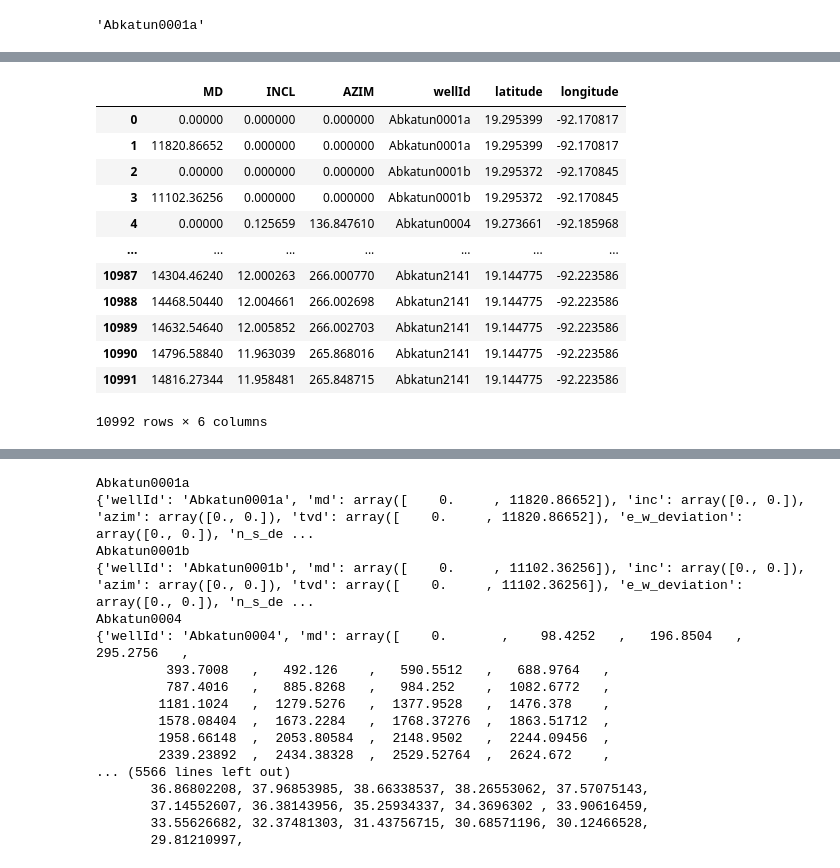
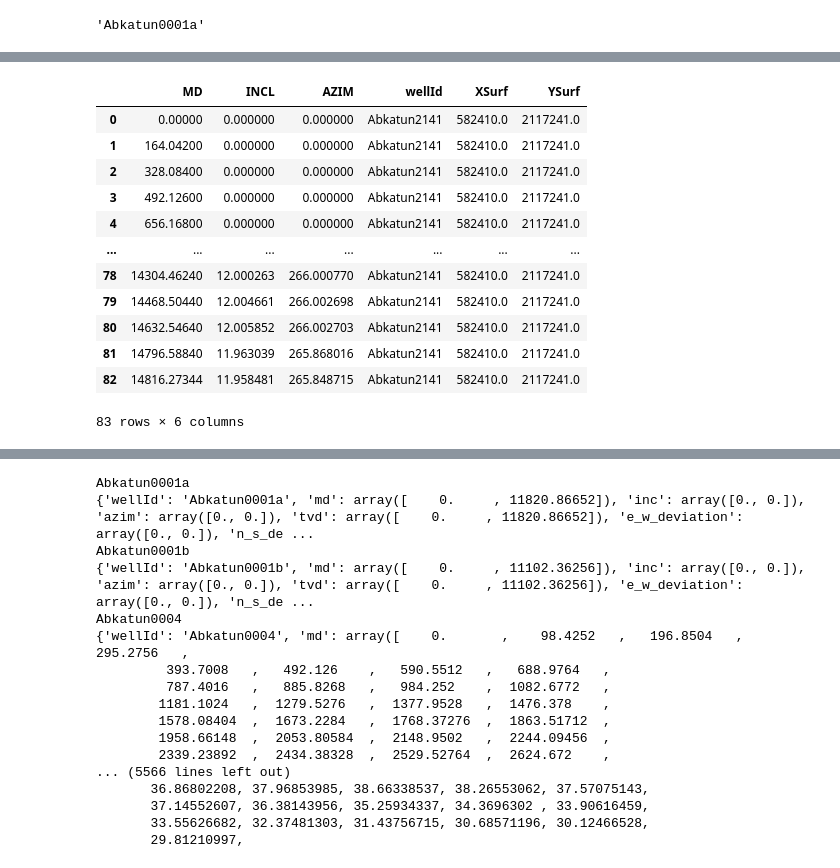
Before and after one commit to bpamos/welltrajconvert, a Jupyter notebook: notebook/From dev files and wellheader.ipynb, the cells around one changed output, grey strips where cells are left out. Saved outputs shown, nothing was run; the diff lists cells and outputs as text; code cells hidden in the pictures.

```diff
--- a/notebook/From dev files and wellheader.ipynb
+++ b/notebook/From dev files and wellheader.ipynb
@@ -141,25 +69,30 @@ appended_df
-# %%
-merge = pd.merge(appended_df, df_WH, left_on='wellId', right_on='WellName')
-merge = merge[['MD','INCL','AZIM','wellId','latitude','longitude']]
-merge
-
-merge['MD'] = merge['MD']*3.28084
-
-merge
-# %% [output]
-|  | MD | INCL | AZIM | wellId | latitude | longitude |
-| 0 | 0.00000 | 0.000000 | 0.000000 | Abkatun0001a | 19.295399 | -92.170817 |
-| 1 | 11820.86652 | 0.000000 | 0.000000 | Abkatun0001a | 19.295399 | -92.170817 |
-| 2 | 0.00000 | 0.000000 | 0.000000 | Abkatun0001b | 19.295372 | -92.170845 |
-| 3 | 11102.36256 | 0.000000 | 0.000000 | Abkatun0001b | 19.295372 | -92.170845 |
-| 4 | 0.00000 | 0.125659 | 136.847610 | Abkatun0004 | 19.273661 | -92.185968 |
-| ... | ... | ... | ... | ... | ... | ... |
-| 10987 | 14304.46240 | 12.000263 | 266.000770 | Abkatun2141 | 19.144775 | -92.223586 |
-| 10988 | 14468.50440 | 12.004661 | 266.002698 | Abkatun2141 | 19.144775 | -92.223586 |
-| 10989 | 14632.54640 | 12.005852 | 266.002703 | Abkatun2141 | 19.144775 | -92.223586 |
-| 10990 | 14796.58840 | 11.963039 | 265.868016 | Abkatun2141 | 19.144775 | -92.223586 |
-| 10991 | 14816.27344 | 11.958481 | 265.848715 | Abkatun2141 | 19.144775 | -92.223586 |
-10992 rows × 6 columns
+# %%
+appended_df = appended_df[['MD','INCL','AZIM','wellId','XSurf','YSurf']]
+#appended_df
+# %%
+grouped = appended_df.groupby('wellId')
+data = ""
+for name, group in grouped:
+    #print(name)
+    #print(group)
+    data = group
+group
+group.reset_index(inplace=True, drop=True)
+group
+# %% [output]
+|  | MD | INCL | AZIM | wellId | XSurf | YSurf |
+| 0 | 0.00000 | 0.000000 | 0.000000 | Abkatun2141 | 582410.0 | 2117241.0 |
+| 1 | 164.04200 | 0.000000 | 0.000000 | Abkatun2141 | 582410.0 | 2117241.0 |
+| 2 | 328.08400 | 0.000000 | 0.000000 | Abkatun2141 | 582410.0 | 2117241.0 |
+| 3 | 492.12600 | 0.000000 | 0.000000 | Abkatun2141 | 582410.0 | 2117241.0 |
+| 4 | 656.16800 | 0.000000 | 0.000000 | Abkatun2141 | 582410.0 | 2117241.0 |
+| ... | ... | ... | ... | ... | ... | ... |
+| 78 | 14304.46240 | 12.000263 | 266.000770 | Abkatun2141 | 582410.0 | 2117241.0 |
+| 79 | 14468.50440 | 12.004661 | 266.002698 | Abkatun2141 | 582410.0 | 2117241.0 |
+| 80 | 14632.54640 | 12.005852 | 266.002703 | Abkatun2141 | 582410.0 | 2117241.0 |
+| 81 | 14796.58840 | 11.963039 | 265.868016 | Abkatun2141 | 582410.0 | 2117241.0 |
+| 82 | 14816.27344 | 11.958481 | 265.848715 | Abkatun2141 | 582410.0 | 2117241.0 |
+83 rows × 6 columns
 # %%
 def from_df(df, wellId_name: Optional[str] = None, md_name: Optional[str] = None,
             inc_name: Optional[str] = None, azim_name: Optional[str] = None,
```
Also changed, not shown: parts of 13 cells of this notebook.
